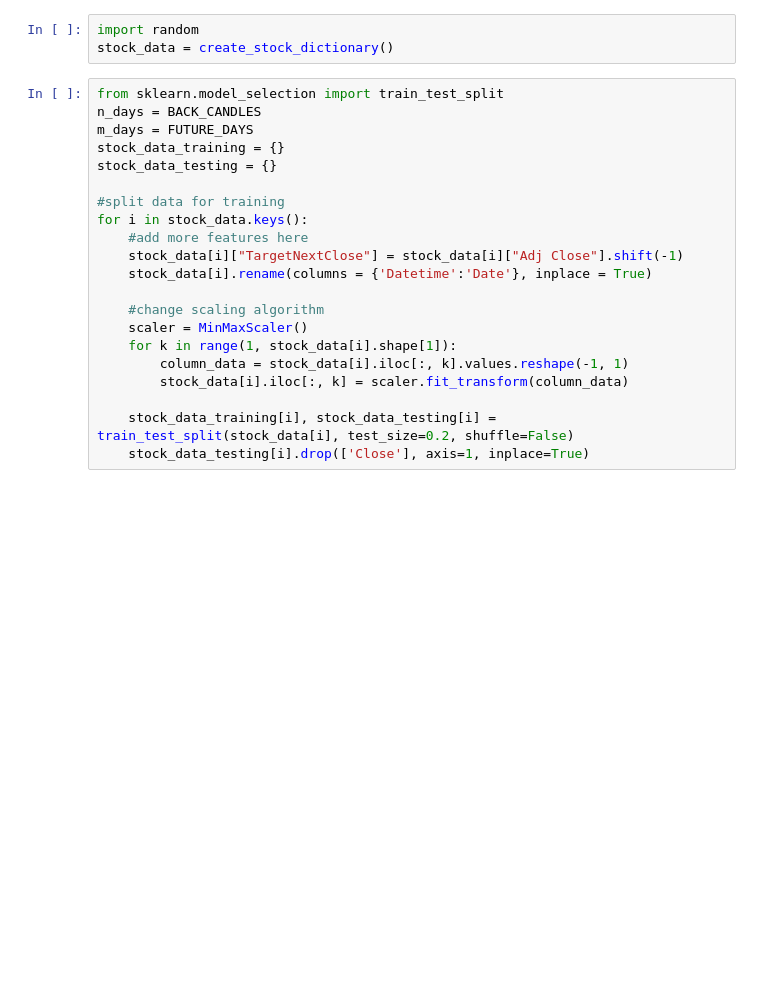
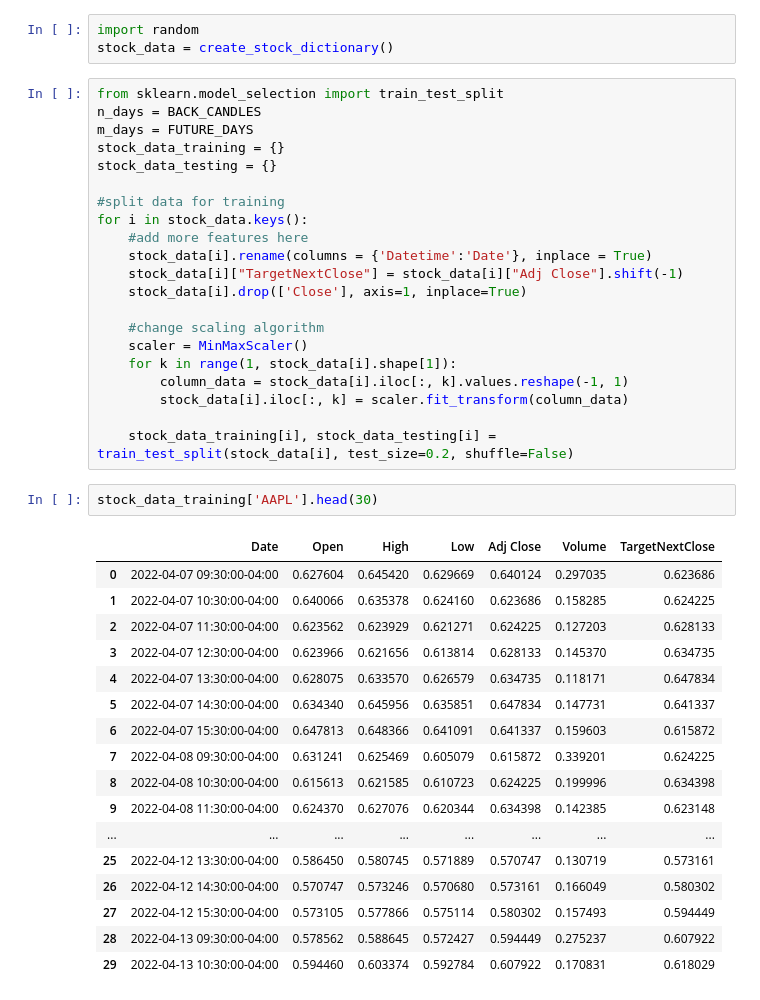
Before and after one commit to kwandji113/Algorithmic-Trading-Bot-, a Jupyter notebook: Test.ipynb, the cells around one changed output. Drawn from its saved outputs; the diff is of its cells as text; blank space fills up the shorter version.

```diff
--- a/Test.ipynb
+++ b/Test.ipynb
@@ -38,8 +38,9 @@ stock_data_testing = {}
 #split data for training
 for i in stock_data.keys():
     #add more features here
+    stock_data[i].rename(columns = {'Datetime':'Date'}, inplace = True)
     stock_data[i]["TargetNextClose"] = stock_data[i]["Adj Close"].shift(-1)
-    stock_data[i].rename(columns = {'Datetime':'Date'}, inplace = True)
+    stock_data[i].drop(['Close'], axis=1, inplace=True)
 
     #change scaling algorithm
     scaler = MinMaxScaler()
@@ -48,4 +49,23 @@ for i in stock_data.keys():
         stock_data[i].iloc[:, k] = scaler.fit_transform(column_data)
 
     stock_data_training[i], stock_data_testing[i] = train_test_split(stock_data[i], test_size=0.2, shuffle=False)
-    stock_data_testing[i].drop(['Close'], axis=1, inplace=True)
+# %%
+stock_data_training['AAPL'].head(30)
+# %% [output]
+|  | Date | Open | High | Low | Adj Close | Volume | TargetNextClose |
+| 0 | 2022-04-07 09:30:00-04:00 | 0.627604 | 0.645420 | 0.629669 | 0.640124 | 0.297035 | 0.623686 |
+| 1 | 2022-04-07 10:30:00-04:00 | 0.640066 | 0.635378 | 0.624160 | 0.623686 | 0.158285 | 0.624225 |
+| 2 | 2022-04-07 11:30:00-04:00 | 0.623562 | 0.623929 | 0.621271 | 0.624225 | 0.127203 | 0.628133 |
+| 3 | 2022-04-07 12:30:00-04:00 | 0.623966 | 0.621656 | 0.613814 | 0.628133 | 0.145370 | 0.634735 |
+| 4 | 2022-04-07 13:30:00-04:00 | 0.628075 | 0.633570 | 0.626579 | 0.634735 | 0.118171 | 0.647834 |
+| 5 | 2022-04-07 14:30:00-04:00 | 0.634340 | 0.645956 | 0.635851 | 0.647834 | 0.147731 | 0.641337 |
+| 6 | 2022-04-07 15:30:00-04:00 | 0.647813 | 0.648366 | 0.641091 | 0.641337 | 0.159603 | 0.615872 |
+| 7 | 2022-04-08 09:30:00-04:00 | 0.631241 | 0.625469 | 0.605079 | 0.615872 | 0.339201 | 0.624225 |
+| 8 | 2022-04-08 10:30:00-04:00 | 0.615613 | 0.621585 | 0.610723 | 0.624225 | 0.199996 | 0.634398 |
+| 9 | 2022-04-08 11:30:00-04:00 | 0.624370 | 0.627076 | 0.620344 | 0.634398 | 0.142385 | 0.623148 |
+| ... | ... | ... | ... | ... | ... | ... | ... |
+| 25 | 2022-04-12 13:30:00-04:00 | 0.586450 | 0.580745 | 0.571889 | 0.570747 | 0.130719 | 0.573161 |
+| 26 | 2022-04-12 14:30:00-04:00 | 0.570747 | 0.573246 | 0.570680 | 0.573161 | 0.166049 | 0.580302 |
+| 27 | 2022-04-12 15:30:00-04:00 | 0.573105 | 0.577866 | 0.575114 | 0.580302 | 0.157493 | 0.594449 |
+| 28 | 2022-04-13 09:30:00-04:00 | 0.578562 | 0.588645 | 0.572427 | 0.594449 | 0.275237 | 0.607922 |
+| 29 | 2022-04-13 10:30:00-04:00 | 0.594460 | 0.603374 | 0.592784 | 0.607922 | 0.170831 | 0.618029 |
```
Also changed, not shown: parts of 10 cells of this notebook, 1 other file.
